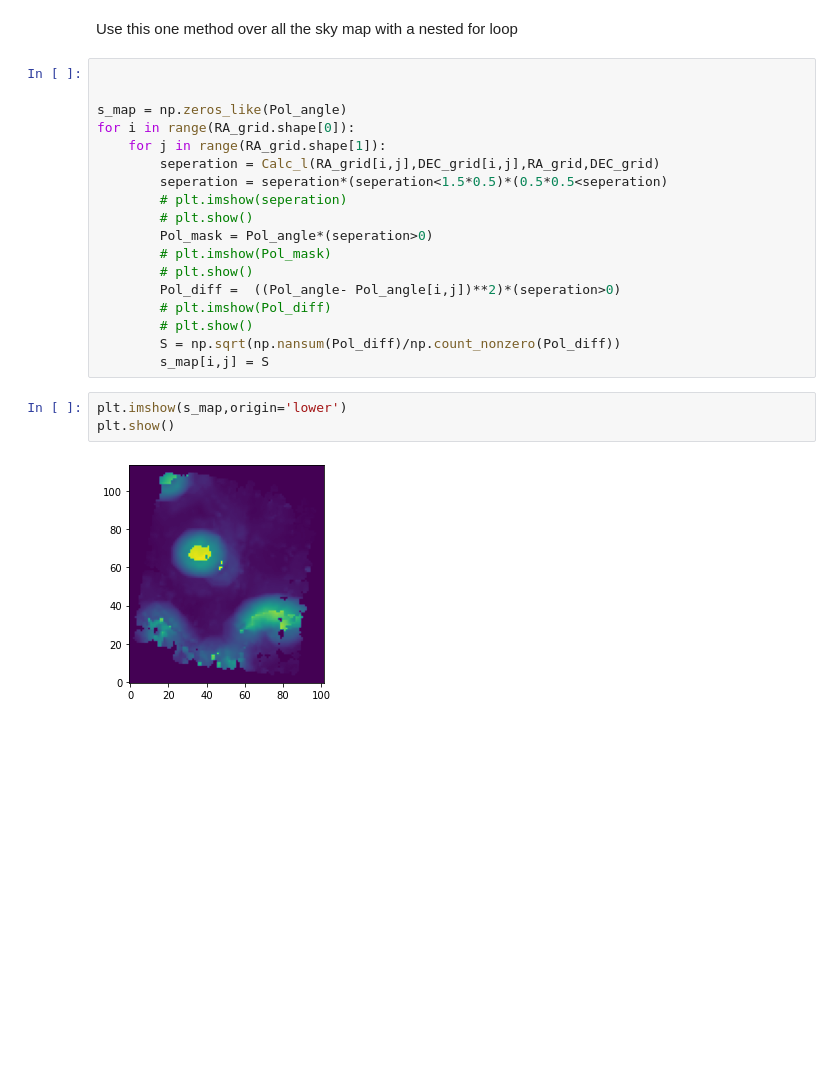
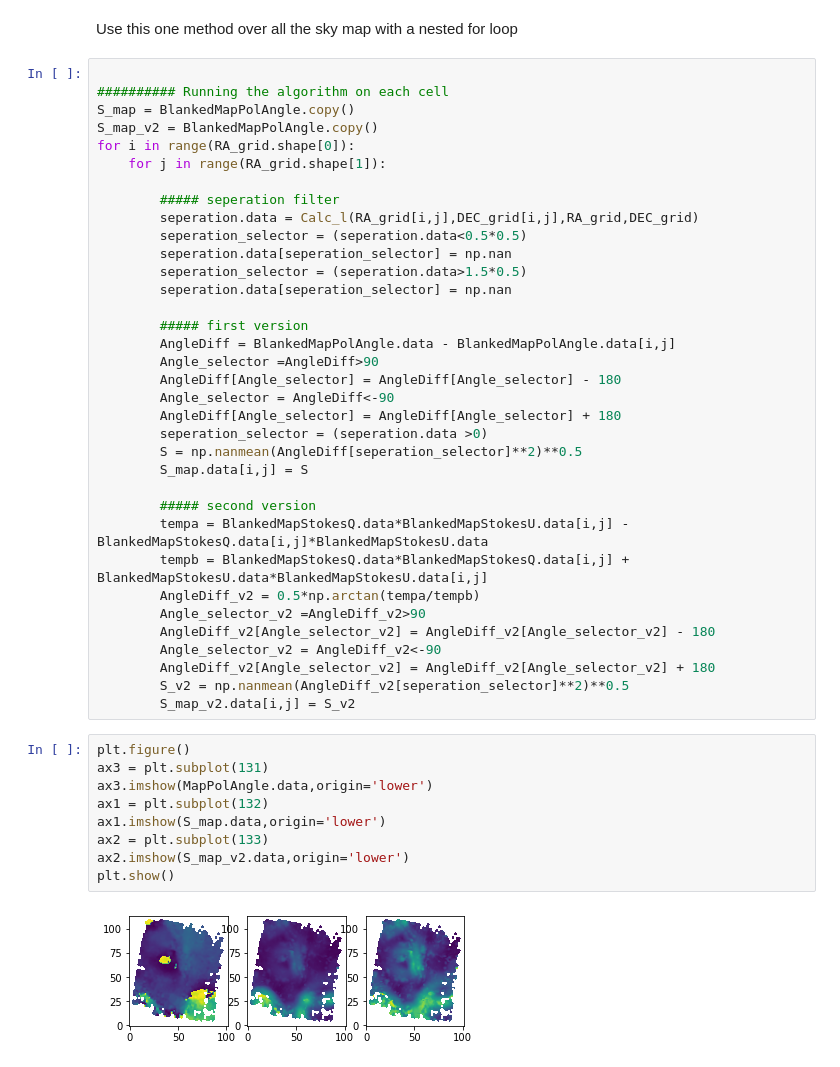
Before and after one commit to Siddharth3-14/Internship-MIT, a Jupyter notebook: angle_dispersion_funtion.ipynb, the cells around one changed output. Drawn from its saved outputs; the diff is of its cells as text; blank space fills up the shorter version.

Commit message:
new version of adf added

```diff
--- a/angle_dispersion_funtion.ipynb
+++ b/angle_dispersion_funtion.ipynb
@@ -111,25 +145,48 @@ s_map[50,50] = S
 # %% [markdown]
 Use this one method over all the sky map with a nested for loop
-# %%
-
-
-s_map = np.zeros_like(Pol_angle)
-for i in range(RA_grid.shape[0]):
-    for j in range(RA_grid.shape[1]):
-        seperation = Calc_l(RA_grid[i,j],DEC_grid[i,j],RA_grid,DEC_grid)
-        seperation = seperation*(seperation<1.5*0.5)*(0.5*0.5<seperation)
-        # plt.imshow(seperation)
-        # plt.show()
-        Pol_mask = Pol_angle*(seperation>0)
-        # plt.imshow(Pol_mask)
-        # plt.show()
-        Pol_diff =  ((Pol_angle- Pol_angle[i,j])**2)*(seperation>0)
-        # plt.imshow(Pol_diff)
-        # plt.show()
-        S = np.sqrt(np.nansum(Pol_diff)/np.count_nonzero(Pol_diff))
-        s_map[i,j] = S
-# %%
-plt.imshow(s_map,origin='lower')
-plt.show()
-# %% [output]
-[figure, removed]
+# %%
+
+########## Running the algorithm on each cell
+S_map = BlankedMapPolAngle.copy()
+S_map_v2 = BlankedMapPolAngle.copy()
+for i in range(RA_grid.shape[0]):
+    for j in range(RA_grid.shape[1]):
+
+        ##### seperation filter
+        seperation.data = Calc_l(RA_grid[i,j],DEC_grid[i,j],RA_grid,DEC_grid)
+        seperation_selector = (seperation.data<0.5*0.5)
+        seperation.data[seperation_selector] = np.nan
+        seperation_selector = (seperation.data>1.5*0.5)
+        seperation.data[seperation_selector] = np.nan
+
+        ##### first version
+        AngleDiff = BlankedMapPolAngle.data - BlankedMapPolAngle.data[i,j]
+        Angle_selector =AngleDiff>90
+        AngleDiff[Angle_selector] = AngleDiff[Angle_selector] - 180
+        Angle_selector = AngleDiff<-90
+        AngleDiff[Angle_selector] = AngleDiff[Angle_selector] + 180
+        seperation_selector = (seperation.data >0)
+        S = np.nanmean(AngleDiff[seperation_selector]**2)**0.5
+        S_map.data[i,j] = S
+
+        ##### second version
+        tempa = BlankedMapStokesQ.data*BlankedMapStokesU.data[i,j] - BlankedMapStokesQ.data[i,j]*BlankedMapStokesU.data
+        tempb = BlankedMapStokesQ.data*BlankedMapStokesQ.data[i,j] + BlankedMapStokesU.data*BlankedMapStokesU.data[i,j]
+        AngleDiff_v2 = 0.5*np.arctan(tempa/tempb)
+        Angle_selector_v2 =AngleDiff_v2>90
+        AngleDiff_v2[Angle_selector_v2] = AngleDiff_v2[Angle_selector_v2] - 180
+        Angle_selector_v2 = AngleDiff_v2<-90
+        AngleDiff_v2[Angle_selector_v2] = AngleDiff_v2[Angle_selector_v2] + 180
+        S_v2 = np.nanmean(AngleDiff_v2[seperation_selector]**2)**0.5
+        S_map_v2.data[i,j] = S_v2
+# %%
+plt.figure()
+ax3 = plt.subplot(131)
+ax3.imshow(MapPolAngle.data,origin='lower')
+ax1 = plt.subplot(132)
+ax1.imshow(S_map.data,origin='lower')
+ax2 = plt.subplot(133)
+ax2.imshow(S_map_v2.data,origin='lower')
+plt.show()
+# %% [output]
+[figure, added]
```
Also changed, not shown: parts of 7 cells of this notebook, 2 other files.
